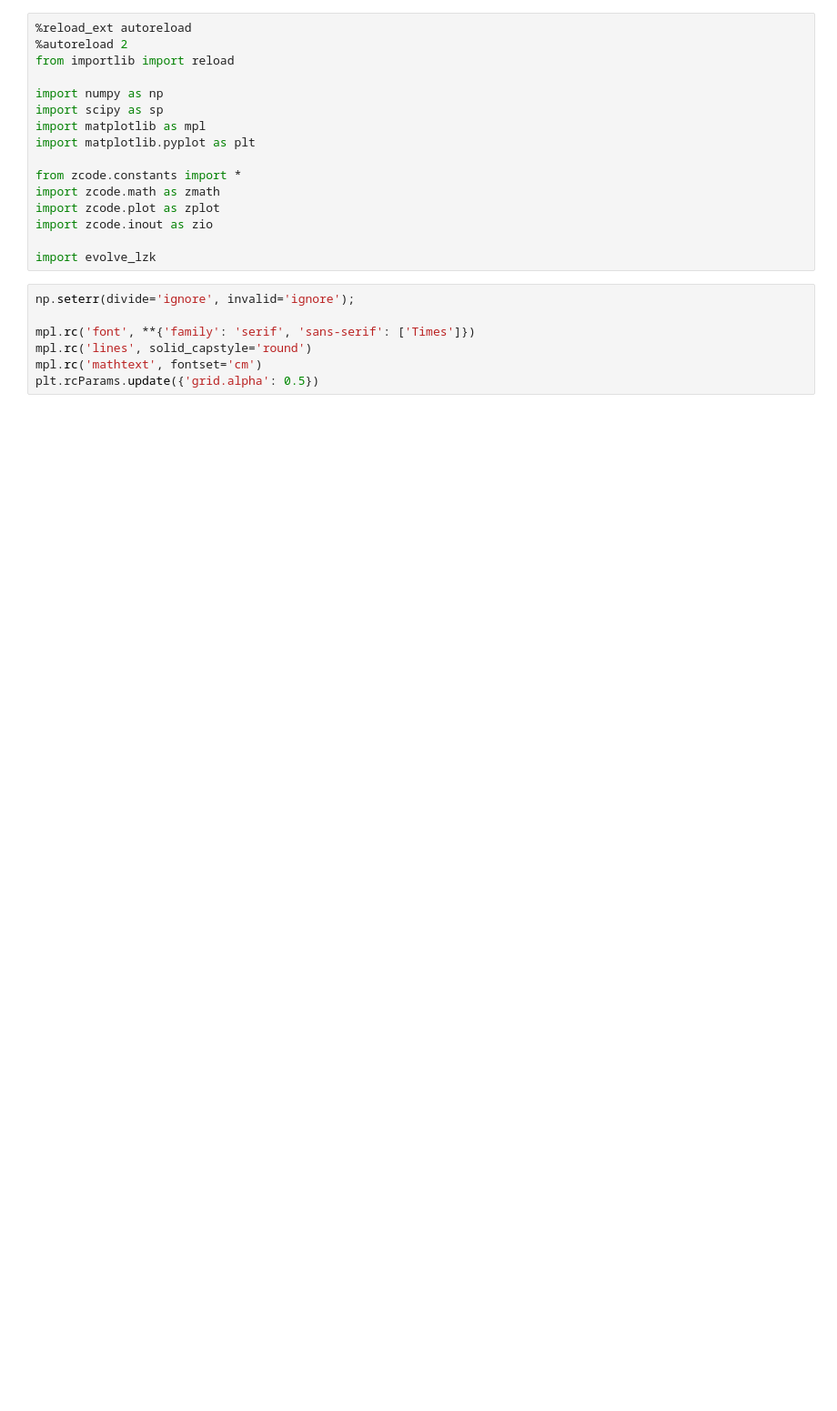
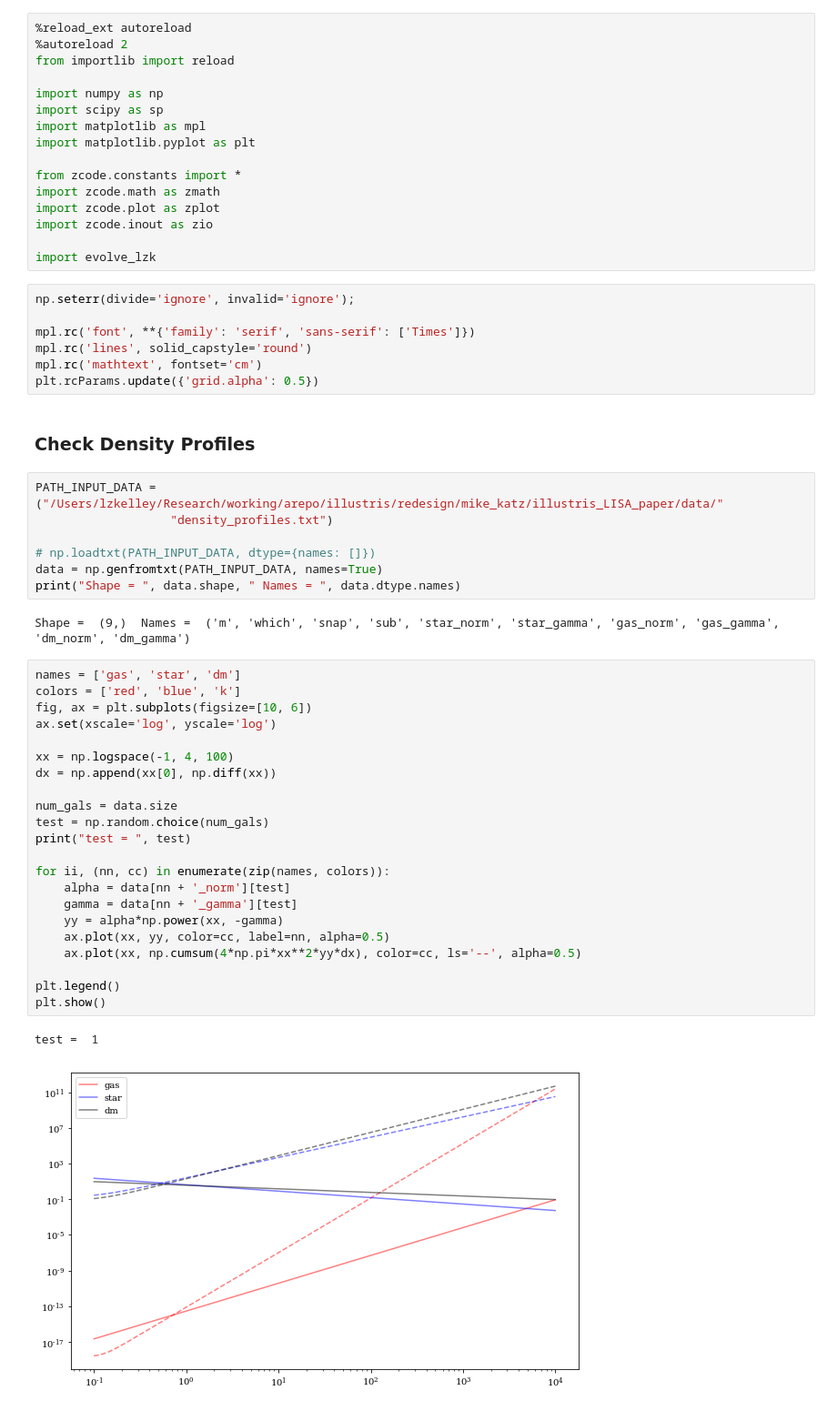
Before and after one commit to mikekatz04/Illustris_LISA_paper, a Jupyter notebook: code/lzk.ipynb, the cells around one changed output. Shown at 91% size. Saved outputs shown, nothing was run; the diff lists cells and outputs as text; blank space fills up the shorter version.

```diff
--- a/code/lzk.ipynb
+++ b/code/lzk.ipynb
@@ -21,3 +21,39 @@ mpl.rc('font', **{'family': 'serif', 'sans-serif': ['Times']})
 mpl.rc('lines', solid_capstyle='round')
 mpl.rc('mathtext', fontset='cm')
 plt.rcParams.update({'grid.alpha': 0.5})
+# %% [markdown]
+### Check Density Profiles
+# %%
+PATH_INPUT_DATA = ("/Users/lzkelley/Research/working/arepo/illustris/redesign/mike_katz/illustris_LISA_paper/data/"
+                   "density_profiles.txt")
+
+# np.loadtxt(PATH_INPUT_DATA, dtype={names: []})
+data = np.genfromtxt(PATH_INPUT_DATA, names=True)
+print("Shape = ", data.shape, " Names = ", data.dtype.names)
+# %% [output]
+Shape =  (9,)  Names =  ('m', 'which', 'snap', 'sub', 'star_norm', 'star_gamma', 'gas_norm', 'gas_gamma', 'dm_norm', 'dm_gamma')
+# %%
+names = ['gas', 'star', 'dm']
+colors = ['red', 'blue', 'k']
+fig, ax = plt.subplots(figsize=[10, 6])
+ax.set(xscale='log', yscale='log')
+
+xx = np.logspace(-1, 4, 100)
+dx = np.append(xx[0], np.diff(xx))
+
+num_gals = data.size
+test = np.random.choice(num_gals)
+print("test = ", test)
+
+for ii, (nn, cc) in enumerate(zip(names, colors)):
+    alpha = data[nn + '_norm'][test]
+    gamma = data[nn + '_gamma'][test]
+    yy = alpha*np.power(xx, -gamma)
+    ax.plot(xx, yy, color=cc, label=nn, alpha=0.5)
+    ax.plot(xx, np.cumsum(4*np.pi*xx**2*yy*dx), color=cc, ls='--', alpha=0.5)
+
+plt.legend()
+plt.show()
+# %% [output]
+test =  1
+[figure, added]
```
Also changed, not shown: parts of 6 cells of this notebook.
